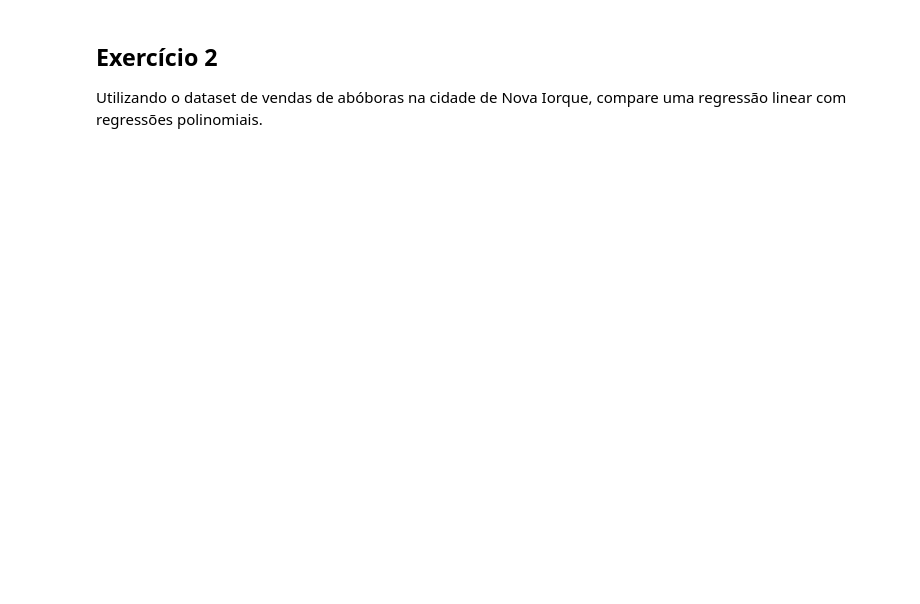
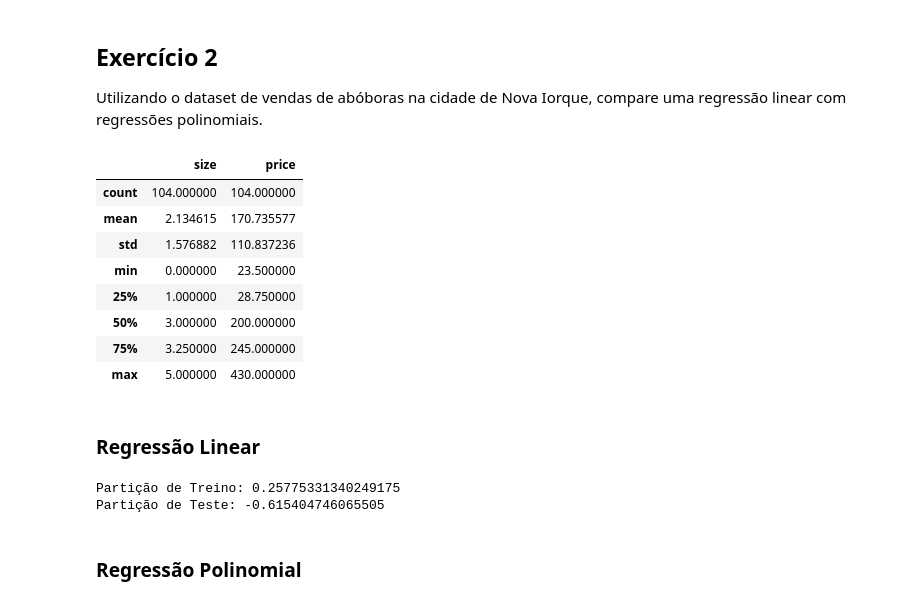
Before and after one commit to gus-phys/AI2-resources, a Jupyter notebook: 07-ml-regressao/aula3/Polynomial-regression/Exercicios-Regressao_Polinomial.ipynb, the cells around one changed output. Drawn from its saved outputs; the diff is of its cells as text; code cells hidden in the pictures; blank space fills up the shorter version.

```diff
--- a/07-ml-regressao/aula3/Polynomial-regression/Exercicios-Regressao_Polinomial.ipynb
+++ b/07-ml-regressao/aula3/Polynomial-regression/Exercicios-Regressao_Polinomial.ipynb
@@ -81,4 +146,16 @@ Avalie a qualidade do modelo nos conjunto de treino e de teste enquanto o grau d
 
 Utilizando o dataset de vendas de abóboras na cidade de Nova Iorque, compare uma regressão linear com regressões polinomiais.
 # %%
-nyc_pumpkins = pd.read_csv("data/nyc_pumpkins.csv")
+nyc_pumpkins = pd.read_csv("../../dataset/nyc_pumpkins.csv")
+# %%
+nyc_pumpkins.describe()
+# %% [output]
+|  | size | price |
+| count | 104.000000 | 104.000000 |
+| mean | 2.134615 | 170.735577 |
+| std | 1.576882 | 110.837236 |
+| min | 0.000000 | 23.500000 |
+| 25% | 1.000000 | 28.750000 |
+| 50% | 3.000000 | 200.000000 |
+| 75% | 3.250000 | 245.000000 |
+| max | 5.000000 | 430.000000 |
@@ -84,0 +167,2 @@ nyc_pumpkins = pd.read_csv("data/nyc_pumpkins.csv")
+# %% [markdown]
+### Regressão Linear
@@ -84,0 +171,9 @@ nyc_pumpkins = pd.read_csv("data/nyc_pumpkins.csv")
+# %%
+print(f"Partição de Treino: {regression.score(X_train, y_train)}")
+y_pred = regression.predict(X_test)
+print(f"Partição de Teste: {r2_score(y_pred, y_test)}")
+# %% [output]
+Partição de Treino: 0.25775331340249175
+Partição de Teste: -0.615404746065505
+# %% [markdown]
+### Regressão Polinomial
```
Also changed, not shown: parts of 14 cells of this notebook.
